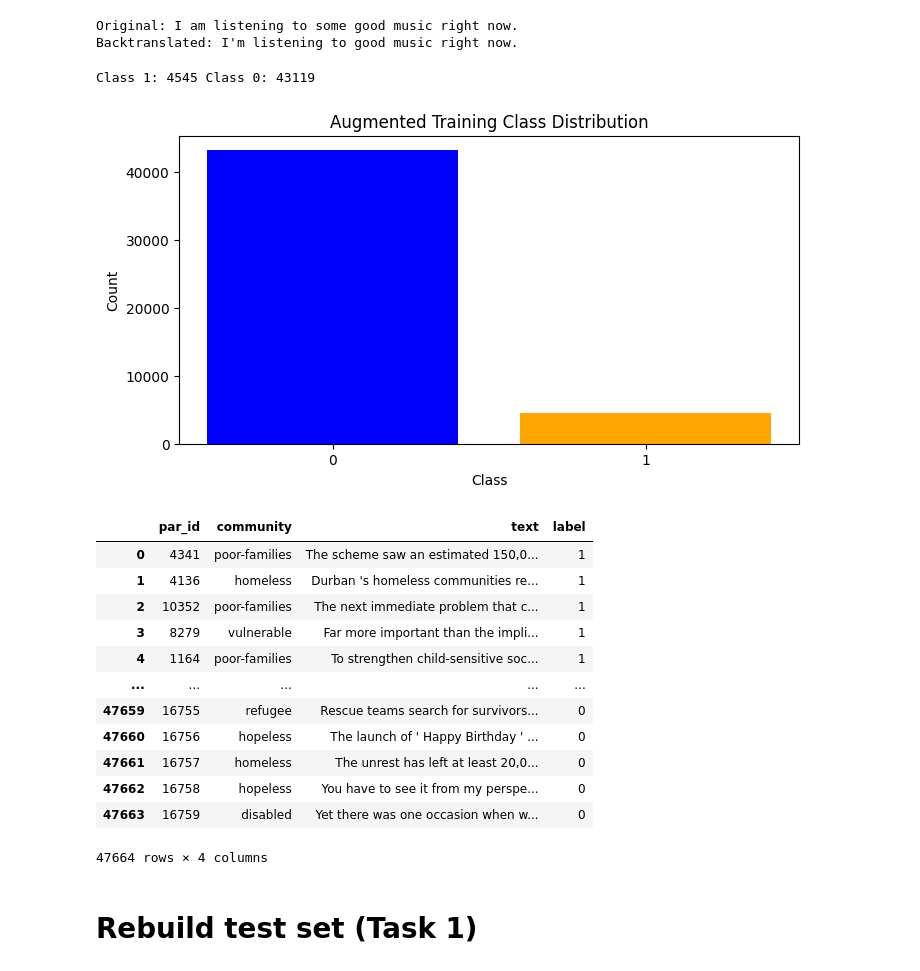
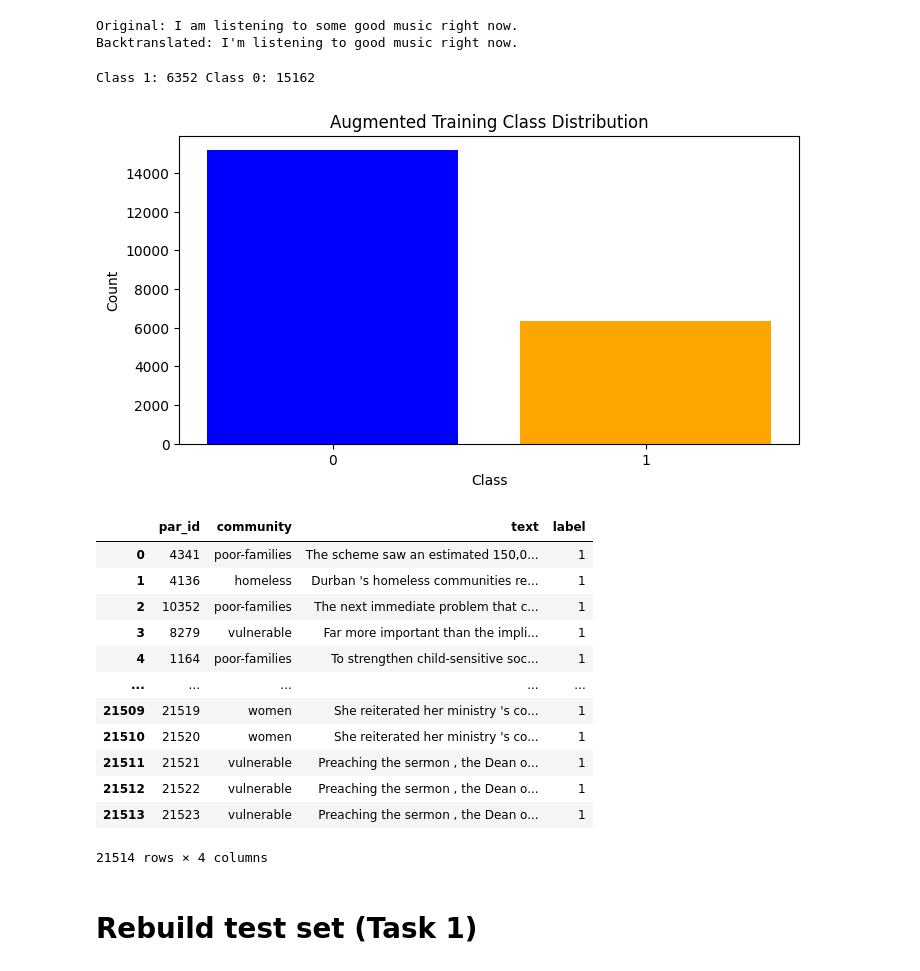
Before and after one commit to BrettConway2/NLP_coursework, a Jupyter notebook: Modified_RoBERTa_baseline.ipynb, the cells around one changed output. Cells and saved outputs as stored; diff of their text form; code cells hidden in the pictures.

Commit message:
Add newest notebook with param adjustments and results textfiles. Remove worse augmented dataset

```diff
--- a/Modified_RoBERTa_baseline.ipynb
+++ b/Modified_RoBERTa_baseline.ipynb
@@ -369,24 +377,24 @@ trdf1
 # %%
 import matplotlib.pyplot as plt
 
 # Once we have run the above once we can just load from the file
-trdf1 = pd.read_csv('augmented_pcl_dataset.csv')
+trdf1 = pd.read_csv('final_augmented_pcl_dataset.csv')
 
 minority_count = trdf1[trdf1.label == 1].shape[0]
 majority_count = trdf1[trdf1.label == 0].shape[0]
 print("Class 1:", minority_count, "Class 0:", majority_count)
 
 # Training set distribution
 plt.figure(figsize=(8, 4))
 train_counts = trdf1['label'].value_counts().sort_index()
 plt.bar(train_counts.index.astype(str), train_counts.values, color=['blue', 'orange'])
 plt.title("Augmented Training Class Distribution")
 plt.xlabel("Class")
 plt.ylabel("Count")
 plt.show()
 # %% [output]
-Class 1: 4545 Class 0: 43119
+Class 1: 6352 Class 0: 15162
-[figure, old version]
+[figure, new version]
 # %%
 trdf1
 # %% [output]
@@ -397,12 +405,12 @@ trdf1
 | 3 | 8279 | vulnerable | Far more important than the impli... | 1 |
 | 4 | 1164 | poor-families | To strengthen child-sensitive soc... | 1 |
 | ... | ... | ... | ... | ... |
-| 47659 | 16755 | refugee | Rescue teams search for survivors... | 0 |
-| 47660 | 16756 | hopeless | The launch of ' Happy Birthday ' ... | 0 |
-| 47661 | 16757 | homeless | The unrest has left at least 20,0... | 0 |
-| 47662 | 16758 | hopeless | You have to see it from my perspe... | 0 |
-| 47663 | 16759 | disabled | Yet there was one occasion when w... | 0 |
+| 21509 | 21519 | women | She reiterated her ministry 's co... | 1 |
+| 21510 | 21520 | women | She reiterated her ministry 's co... | 1 |
+| 21511 | 21521 | vulnerable | Preaching the sermon , the Dean o... | 1 |
+| 21512 | 21522 | vulnerable | Preaching the sermon , the Dean o... | 1 |
+| 21513 | 21523 | vulnerable | Preaching the sermon , the Dean o... | 1 |
-47664 rows × 4 columns
+21514 rows × 4 columns
 # %% [markdown]
 # Rebuild test set (Task 1)
 # %%
```
Also changed, not shown: parts of 19 cells of this notebook, 3 other files.
